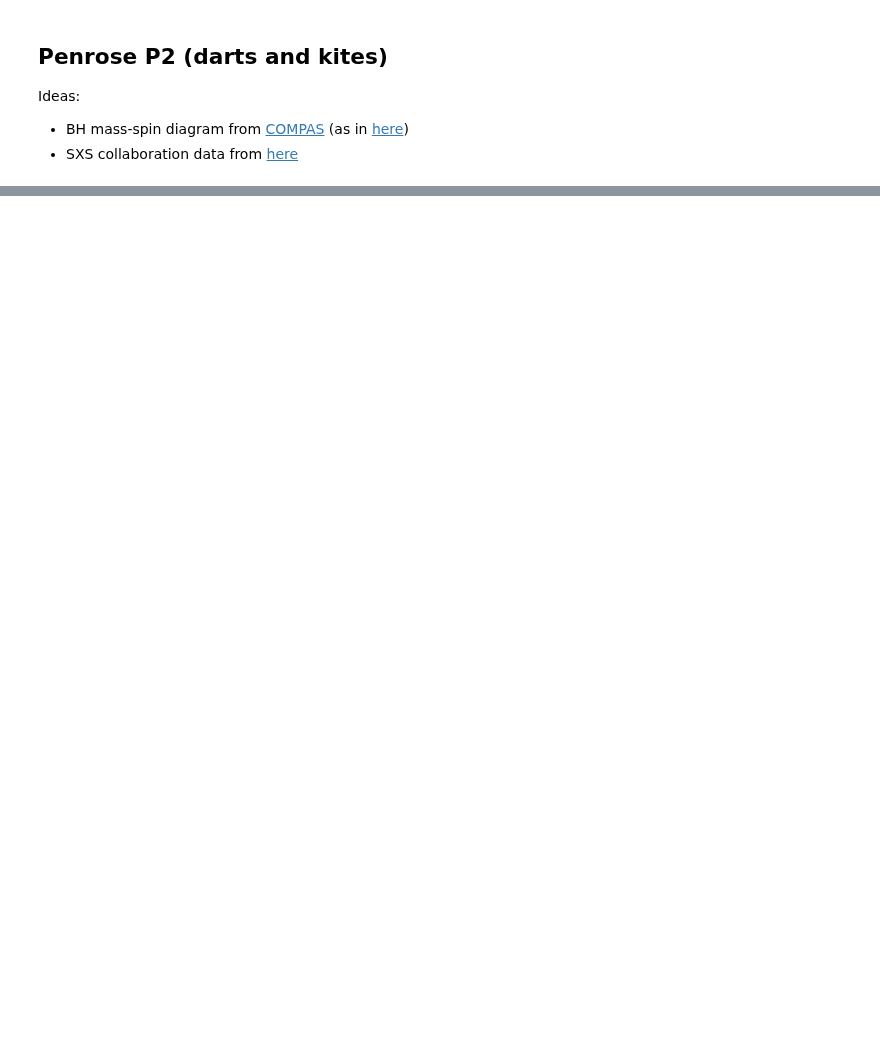
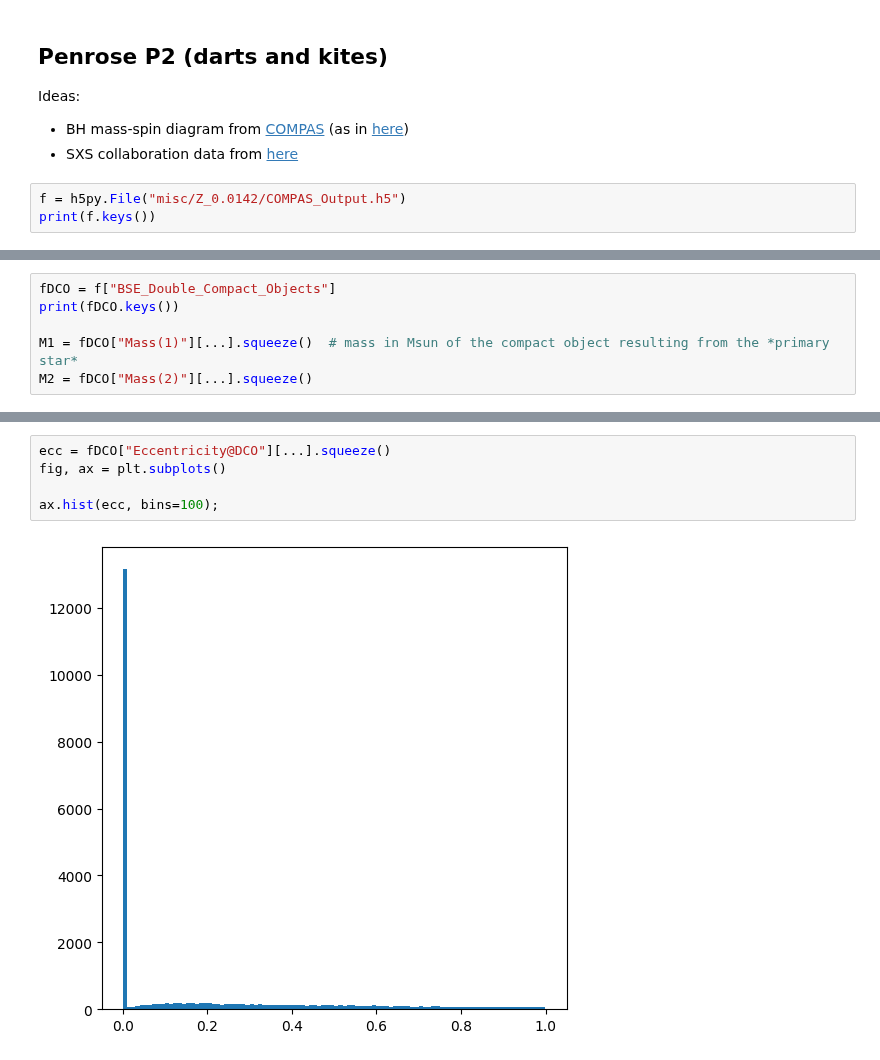
Before and after one commit to nj-vs-vh/funbin, a Jupyter notebook: paper.ipynb, the cells around one changed output, grey strips where cells are left out. Cells and saved outputs as stored; diff of their text form; blank space fills up the shorter version.

```diff
--- a/paper.ipynb
+++ b/paper.ipynb
@@ -170,3 +162,6 @@ Ideas:
 
 - BH mass-spin diagram from [COMPAS](https://zenodo.org/records/6346444) (as in [here](https://journals.aps.org/prd/abstract/10.1103/tf4z-71rt))
 - SXS collaboration data from [here](https://data.black-holes.org/simulations/index.html)
+# %%
+f = h5py.File("misc/Z_0.0142/COMPAS_Output.h5")
+print(f.keys())
@@ -172,0 +170,6 @@ Ideas:
+# %%
+fDCO = f["BSE_Double_Compact_Objects"]
+print(fDCO.keys())
+
+M1 = fDCO["Mass(1)"][...].squeeze()  # mass in Msun of the compact object resulting from the *primary star*
+M2 = fDCO["Mass(2)"][...].squeeze()
@@ -172,0 +187,7 @@ Ideas:
+# %%
+ecc = fDCO["Eccentricity@DCO"][...].squeeze()
+fig, ax = plt.subplots()
+
+ax.hist(ecc, bins=100);
+# %% [output]
+[figure, added]
```
Also changed, not shown: parts of 9 cells of this notebook, 3 other files.
